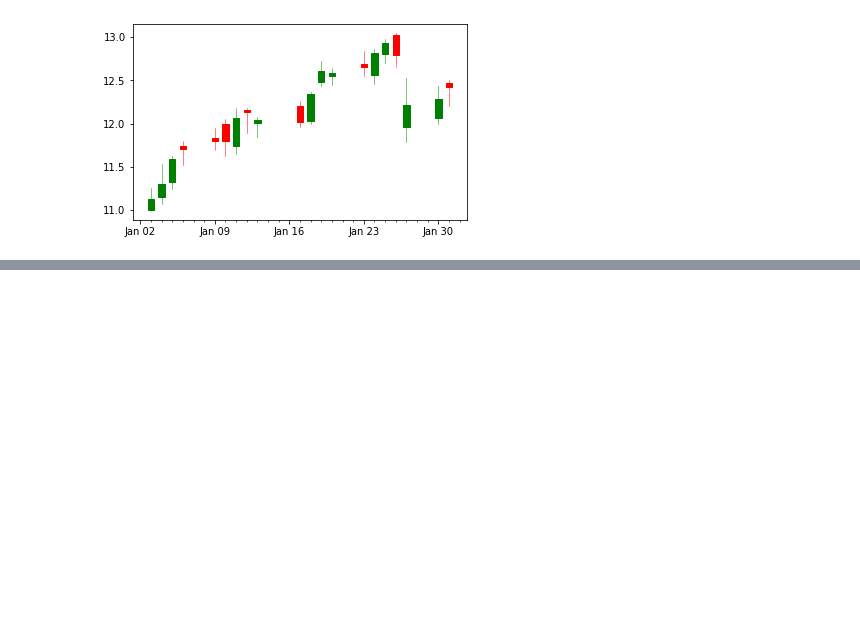
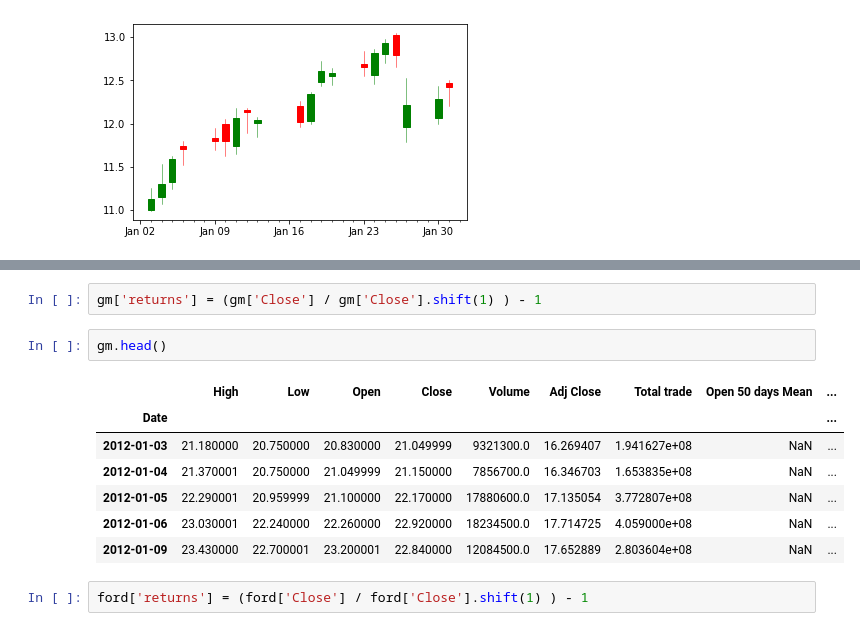
Before and after one commit to micka-sudo/analyse_bourse, a Jupyter notebook: analyse_tesla.ipynb, the cells around one changed output, grey strips where cells are left out. Drawn from its saved outputs; the diff is of its cells as text; blank space fills up the shorter version.

Commit message:
add rend mean

```diff
--- a/analyse_tesla.ipynb
+++ b/analyse_tesla.ipynb
@@ -161,0 +177,14 @@ candlestick_ohlc(ax, ford_values, width=0.6, colorup='g',colordown='r');
+# %%
+gm['returns'] = (gm['Close'] / gm['Close'].shift(1) ) - 1
+# %%
+gm.head()
+# %% [output]
+|  | High | Low | Open | Close | Volume | Adj Close | Total trade | Open 50 days Mean | ... |
+| Date |  |  |  |  |  |  |  |  | ... |
+| 2012-01-03 | 21.180000 | 20.750000 | 20.830000 | 21.049999 | 9321300.0 | 16.269407 | 1.941627e+08 | NaN | ... |
+| 2012-01-04 | 21.370001 | 20.750000 | 21.049999 | 21.150000 | 7856700.0 | 16.346703 | 1.653835e+08 | NaN | ... |
+| 2012-01-05 | 22.290001 | 20.959999 | 21.100000 | 22.170000 | 17880600.0 | 17.135054 | 3.772807e+08 | NaN | ... |
+| 2012-01-06 | 23.030001 | 22.240000 | 22.260000 | 22.920000 | 18234500.0 | 17.714725 | 4.059000e+08 | NaN | ... |
+| 2012-01-09 | 23.430000 | 22.700001 | 23.200001 | 22.840000 | 12084500.0 | 17.652889 | 2.803604e+08 | NaN | ... |
+# %%
+ford['returns'] = (ford['Close'] / ford['Close'].shift(1) ) - 1
```
Also changed, not shown: parts of 5 cells of this notebook.
